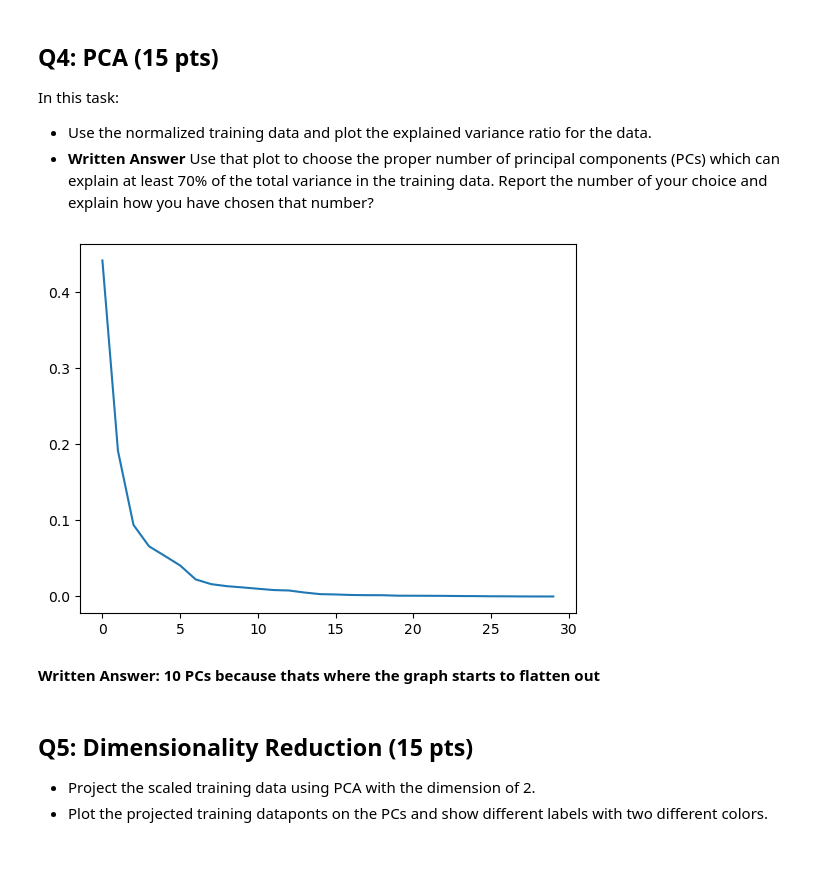
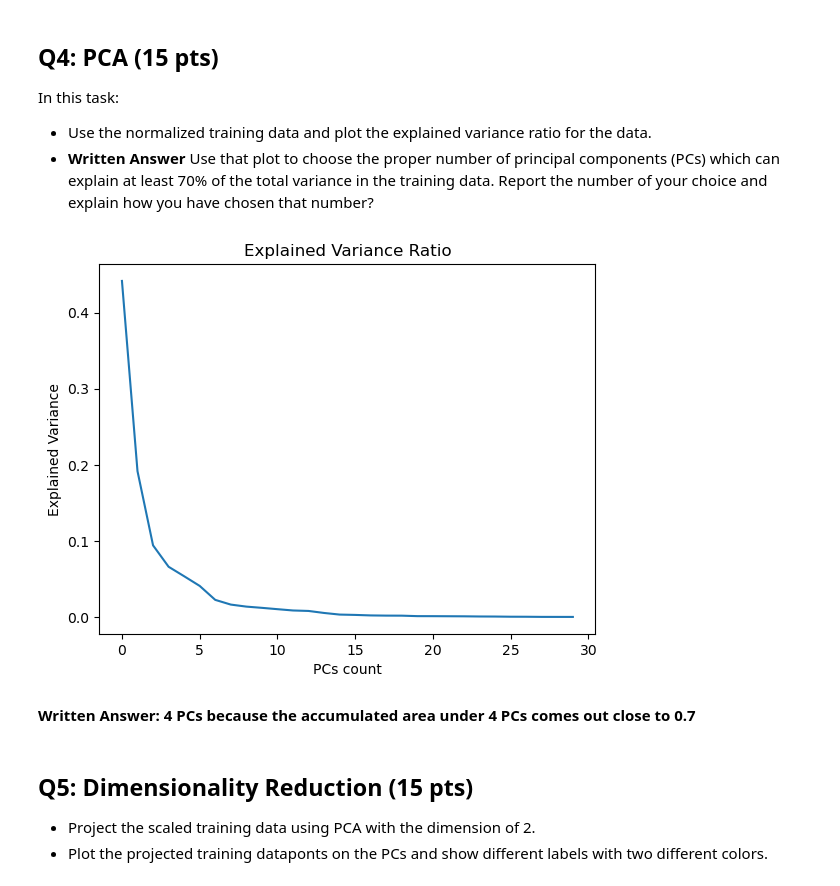
Before and after one commit to aabusha3/Principal-Components-and-Dimensionality-Reduction_DS3000-5, a Jupyter notebook: aabusha3_Assignment_5.ipynb, the cells around one changed output. Cells and saved outputs as stored; diff of their text form; code cells hidden in the pictures; blank space fills up the shorter version.

Commit message:
as close to done as I can

```diff
--- a/aabusha3_Assignment_5.ipynb
+++ b/aabusha3_Assignment_5.ipynb
@@ -35,7 +35,7 @@ In this assignment we use a dataset (`data.csv`) to diagnose breast cancer as ma
 data = pd.read_csv('data.csv')
 print(data.head())
 data.drop('id', axis=1, inplace=True)
-data.dropna()
+data.dropna(inplace=True)
 target = data['diagnosis']
 feature = data.drop(['diagnosis'], axis=1)
 label_encoder = LabelEncoder()
@@ -69,14 +69,3 @@ In order to properly build ML models, the features need to be standardized so th
 * Standarize training and test sets and plot the `area_mean` feature before and after the standardization.
 
 * **Written Answer:** Make observations about the plot.
-# %%
-plt.plot(X_test['area_mean'])
-plt.show()
-
-scaler = StandardScaler()
-scaler.fit(X_train)
-X_train_sta = scaler.transform(X_train)
-X_test_sta = scaler.transform(X_test)
-
-plt.plot(X_test_sta[: ,3])
-plt.show()
@@ -87,0 +72,18 @@ plt.show()
+# %%
+plt.scatter(X_train.area_mean, y_train, color='tab:blue')
+plt.scatter(X_test.area_mean, y_test, color='tab:orange')
+plt.title('Area_Mean Before Standardization')
+plt.xlabel('Area_Mean')
+plt.ylabel('Diagnosis Label Encoded (B = 0, M = 1)')
+plt.show()
+
+scaler = StandardScaler()
+X_train_sta = scaler.fit_transform(X_train)
+X_test_sta = scaler.fit_transform(X_test)
+
+plt.scatter(X_train_sta[: ,3], y_train, color='tab:blue')
+plt.scatter(X_test_sta[: ,3], y_test, color='tab:orange')
+plt.title('Area_Mean After Standardization')
+plt.xlabel('Area_Mean')
+plt.ylabel('Diagnosis Label Encoded (B = 0, M = 1)')
+plt.show()
@@ -116,12 +123,15 @@ In this task:
 # %%
 pca = PCA(n_components=X_train_sta.shape[1])
 pca.fit(X_train_sta)
 plt.plot(pca.explained_variance_ratio_)
+plt.title("Explained Variance Ratio")
+plt.xlabel("PCs count")
+plt.ylabel("Explained Variance")
 plt.show()
 # %% [output]
-[figure, old version]
+[figure, new version]
-# %% [markdown]
-**Written Answer: 10 PCs because thats where the graph starts to flatten out**
+# %% [markdown]
+**Written Answer: 4 PCs because the accumulated area under 4 PCs comes out close to 0.7**
 # %% [markdown]
 ## Q5: Dimensionality Reduction (15 pts)
 
```
Also changed, not shown: parts of 9 cells of this notebook.
